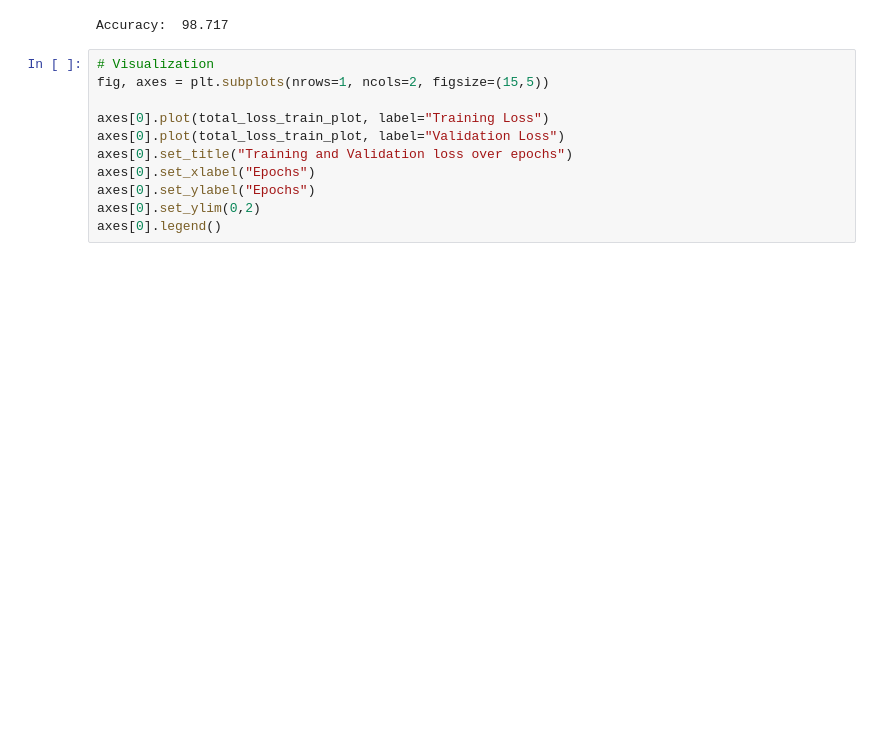
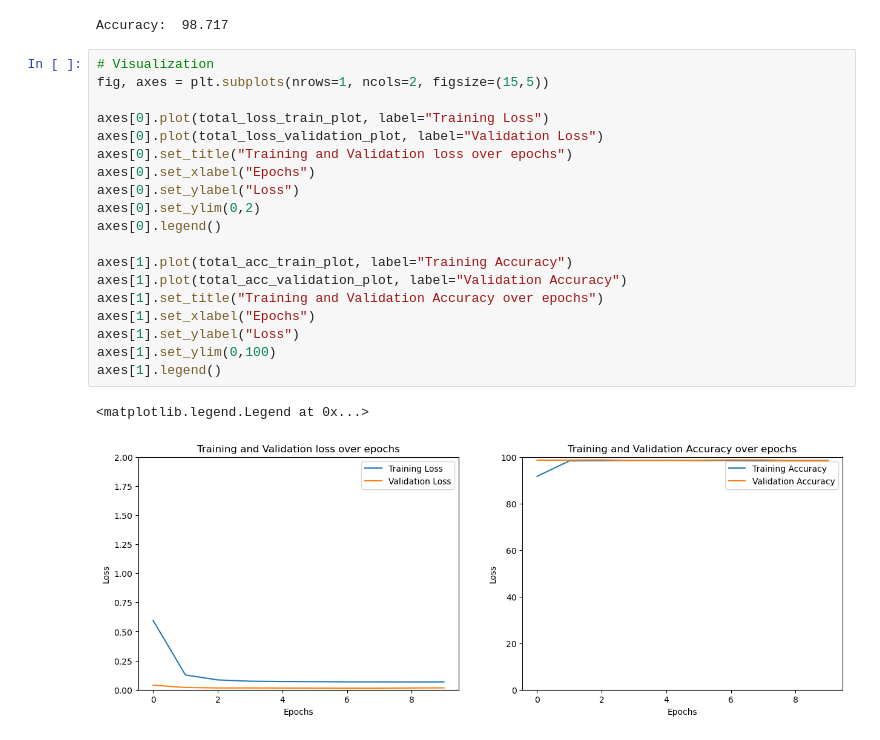
Before and after one commit to Kwesil/pytorchProjects, a Jupyter notebook: rice_type_classification/rice_type_classification.ipynb, the cells around one changed output. Cells and saved outputs as stored; diff of their text form; blank space fills up the shorter version.

Commit message:
Visualized the training loss and epochs

```diff
--- a/rice_type_classification/rice_type_classification.ipynb
+++ b/rice_type_classification/rice_type_classification.ipynb
@@ -272,11 +272,22 @@ Accuracy:  98.717
 # %%
 # Visualization
 fig, axes = plt.subplots(nrows=1, ncols=2, figsize=(15,5))
 
 axes[0].plot(total_loss_train_plot, label="Training Loss")
-axes[0].plot(total_loss_train_plot, label="Validation Loss")
+axes[0].plot(total_loss_validation_plot, label="Validation Loss")
 axes[0].set_title("Training and Validation loss over epochs")
 axes[0].set_xlabel("Epochs")
-axes[0].set_ylabel("Epochs")
+axes[0].set_ylabel("Loss")
 axes[0].set_ylim(0,2)
 axes[0].legend()
+
+axes[1].plot(total_acc_train_plot, label="Training Accuracy")
+axes[1].plot(total_acc_validation_plot, label="Validation Accuracy")
+axes[1].set_title("Training and Validation Accuracy over epochs")
+axes[1].set_xlabel("Epochs")
+axes[1].set_ylabel("Loss")
+axes[1].set_ylim(0,100)
+axes[1].legend()
+# %% [output]
+<matplotlib.legend.Legend at 0x...>
+[figure, added]
```
Also changed, not shown: parts of 2 cells of this notebook.
